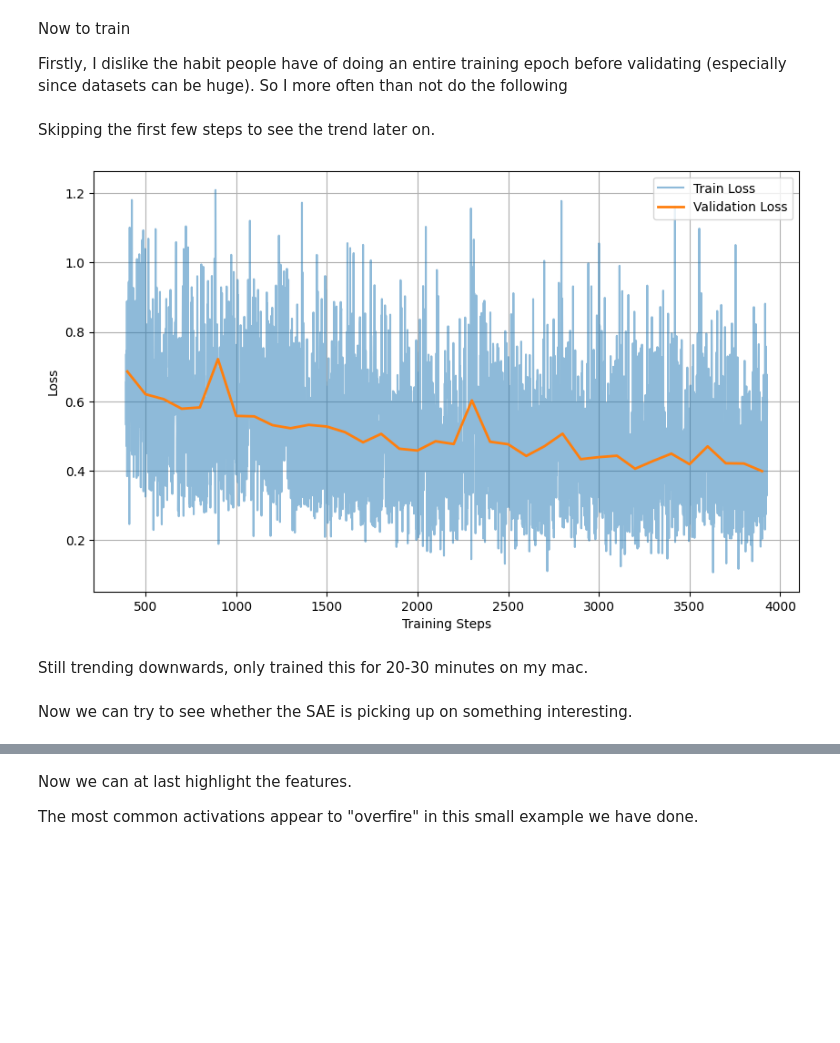
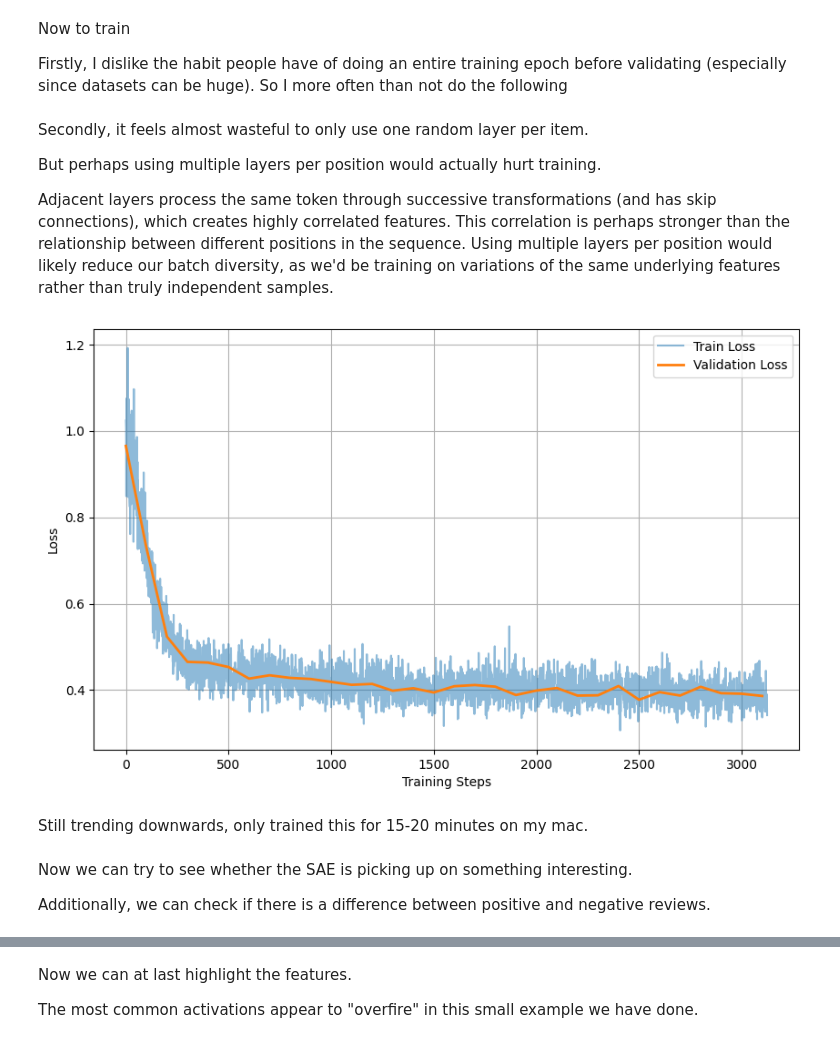
Before and after one commit to BjarniHaukur/minimal-ml, a Jupyter notebook: crosscoders.ipynb, the cells around one changed output, grey strips where cells are left out. Saved outputs shown, nothing was run; the diff lists cells and outputs as text; code cells hidden in the pictures; blank space fills up the shorter version.

```diff
--- a/crosscoders.ipynb
+++ b/crosscoders.ipynb
@@ -90,9 +108,0 @@ To disable this warning, you can either:
-# %%
-batch = next(iter(train_loader))
-
-out = model(batch["input_ids"].to(DEVICE), attention_mask=batch["attention_mask"].to(DEVICE), output_hidden_states=True)
-
-# we would then randomly sample from the layers
-# and collapase the batch and sequence dimensions
-
-out.hidden_states[0].reshape(-1, HIDDEN_SIZE).shape
@@ -177,26 +179,44 @@ cycled_val = cycle(val_loader)
+# %% [markdown]
+Secondly, it feels almost wasteful to only use one random layer per item.
+
+But perhaps using multiple layers per position would actually hurt training.
+
+Adjacent layers process the same token through successive transformations (and has skip connections), which creates highly correlated features. This correlation is perhaps stronger than the relationship between different positions in the sequence. Using multiple layers per position would likely reduce our batch diversity, as we'd be training on variations of the same underlying features rather than truly independent samples.
 # %%
 from tqdm import tqdm
 
-optim = Adam(sae.parameters(), lr=1e-3)
+optim = Adam(sae.parameters(), lr=3e-4, weight_decay=1e-4)
 
 train_loss, val_loss = float("inf"), float("inf")
 train_losses, val_losses = [], []
 
-
 def sae_step(batch):
+    B, L = batch["input_ids"].shape
     with torch.no_grad():
         out = model(batch["input_ids"].to(DEVICE), attention_mask=batch["attention_mask"].to(DEVICE), output_hidden_states=True)
 
-    random_layers = torch.randint(0, N_LAYERS, (BATCH_SIZE,))
-    inputs = torch.cat([out.hidden_states[i].reshape(-1, HIDDEN_SIZE) for i in random_layers], dim=0)
-    random_layers = torch.repeat_interleave(random_layers, SEQ_LEN * BATCH_SIZE)
-    inputs = pos_enc(inputs, random_layers)
-    reconstructed = sae(inputs)
+    # Generate random layer for each position in the batch/sequence
+    random_layers = torch.randint(0, N_LAYERS, (B * L,)).to(DEVICE)
+
+    # Gather hidden states from random layers for each position
+    all_hidden = torch.stack(out.hidden_states)  # [n_layers, batch_size, seq_len, hidden_size]
+    all_hidden = all_hidden.permute(1, 2, 0, 3)  # [batch_size, seq_len, n_layers, hidden_size]
+
+    # Create indices for gathering
+    batch_indices = torch.arange(B).repeat_interleave(L)
+    seq_indices = torch.arange(L).repeat(B)
+
+    # Gather the hidden states using the random layers
+    inputs = all_hidden[batch_indices, seq_indices, random_layers]  # [batch_size*seq_len, hidden_size]
+
+    reconstructed = sae(inputs, random_layers)
+
     return F.mse_loss(reconstructed, inputs)
 
-step_iter = tqdm(range(EPOCHS * NUM_STEPS_PER_TRAIN_EPOCH), desc="Training")
+
+step_iter = tqdm(range(EPOCHS * N_STEPS_PER_TRAIN_EPOCH), desc="Training")
 for step in step_iter:
-    batch = next(cycled_train)
+    batch = next(train_iter)
 
     loss = sae_step(batch)
 
@@ -212,8 +232,8 @@ for step in step_iter:
     if step % INTERLEAVE_EVERY == 0:
         interleaved_losses = []
         for _ in range(N_VALIDATION_STEPS):
+            batch = next(val_iter)
             with torch.no_grad():
-                batch = next(cycled_val)
                 loss = sae_step(batch)
                 interleaved_losses.append(loss.item())
 
@@ -223,28 +243,28 @@ for step in step_iter:
 
         val_loss = sum(interleaved_losses) / len(interleaved_losses)
         val_losses.append(val_loss)
-# %% [markdown]
-Skipping the first few steps to see the trend later on.
 # %%
 from matplotlib import pyplot as plt
 
 train_steps = range(len(train_losses))
 val_steps = range(0, len(train_losses), INTERLEAVE_EVERY)[:len(val_losses)]
 
 plt.figure(figsize=(10, 6))
-plt.plot(train_steps[len(train_steps)//10:], train_losses[len(train_losses)//10:], label='Train Loss', alpha=0.5)
-plt.plot(val_steps[len(val_steps)//10:], val_losses[len(val_losses)//10:], label='Validation Loss', linewidth=2)
+plt.plot(train_steps, train_losses, label='Train Loss', alpha=0.5)
+plt.plot(val_steps, val_losses, label='Validation Loss', linewidth=2)
 plt.xlabel('Training Steps')
 plt.ylabel('Loss')
 plt.legend()
 plt.grid(True)
 plt.show()
 # %% [output]
-[figure, old version]
+[figure, new version]
 # %% [markdown]
-Still trending downwards, only trained this for 20-30 minutes on my mac.
+Still trending downwards, only trained this for 15-20 minutes on my mac.
 # %% [markdown]
 Now we can try to see whether the SAE is picking up on something interesting.
+
+Additionally, we can check if there is a difference between positive and negative reviews.
 # %%
 subset = val_ds.shuffle(seed=42).select(range(100))
 positives = [x["text"] for x in subset if x["label"] == 1]
```
Also changed, not shown: parts of 20 cells of this notebook.
